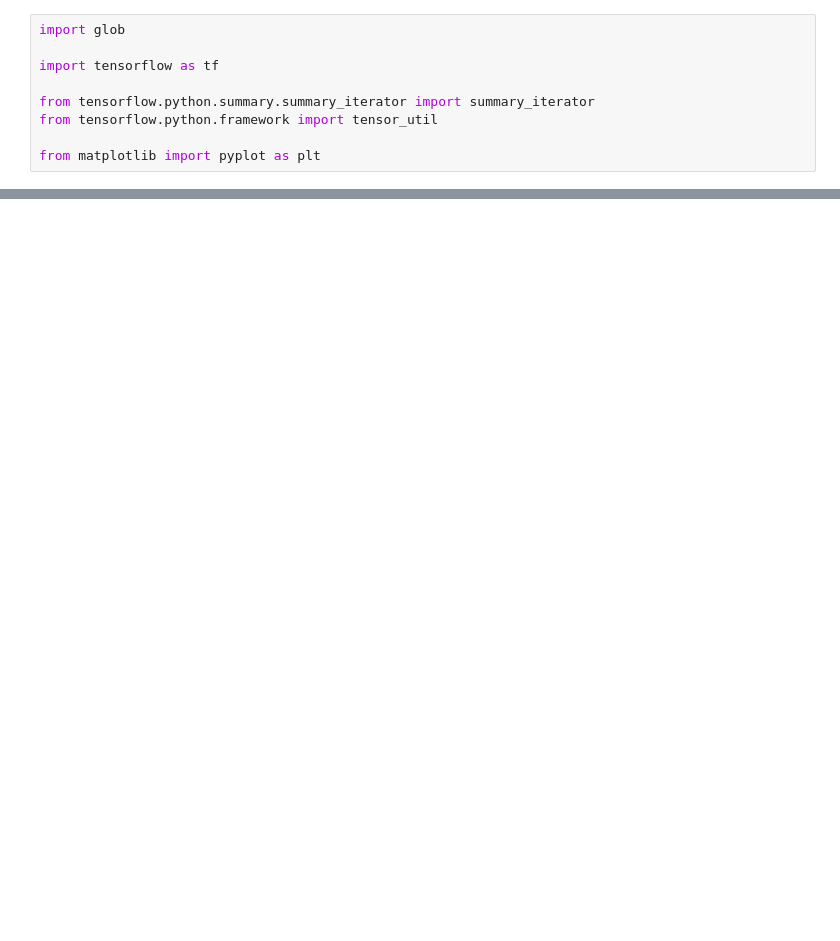
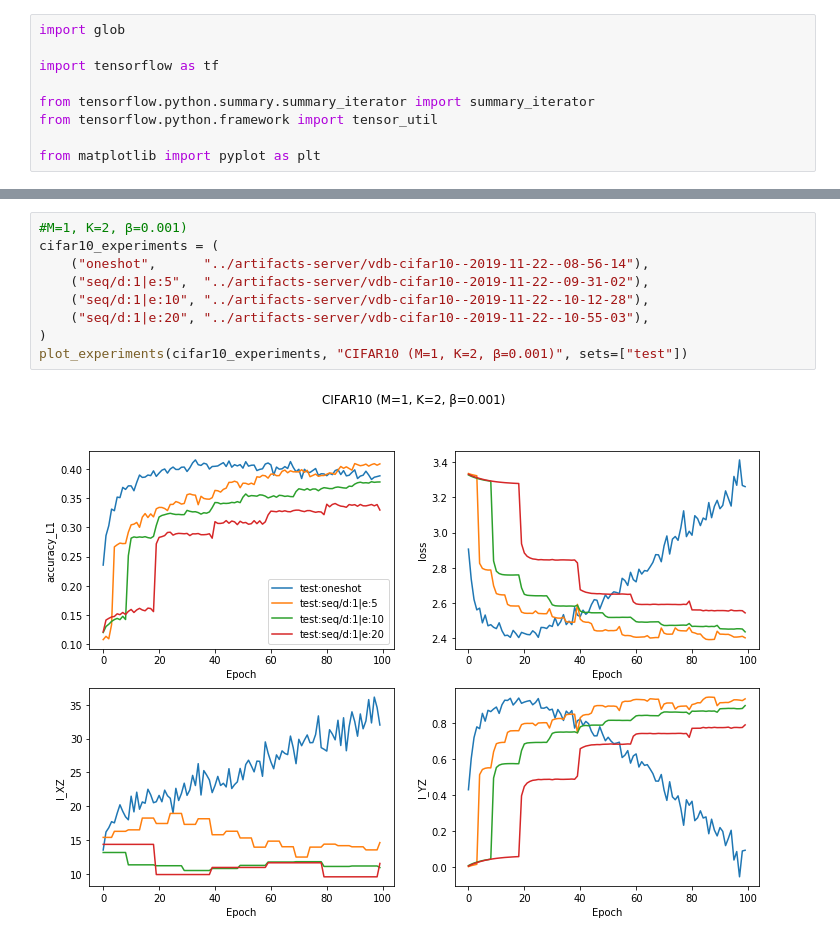
Before and after one commit to p16i/vdb, a Jupyter notebook: notebooks/compare-plot.ipynb, the cells around one changed output, grey strips where cells are left out. Cells and saved outputs as stored; diff of their text form; blank space fills up the shorter version.

```diff
--- a/notebooks/compare-plot.ipynb
+++ b/notebooks/compare-plot.ipynb
@@ -72,0 +105,11 @@ plot_experiments(fmnist_experiments, "Fashion MNIST (M=1, K=2, β=0.001)", sets=
+# %%
+#M=1, K=2, β=0.001)
+cifar10_experiments = (
+    ("oneshot",      "../artifacts-server/vdb-cifar10--2019-11-22--08-56-14"),
+    ("seq/d:1|e:5",  "../artifacts-server/vdb-cifar10--2019-11-22--09-31-02"),
+    ("seq/d:1|e:10", "../artifacts-server/vdb-cifar10--2019-11-22--10-12-28"),
+    ("seq/d:1|e:20", "../artifacts-server/vdb-cifar10--2019-11-22--10-55-03"),
+)
+plot_experiments(cifar10_experiments, "CIFAR10 (M=1, K=2, β=0.001)", sets=["test"])
+# %% [output]
+[figure, added]
```
Also changed, not shown: parts of 5 cells of this notebook.
